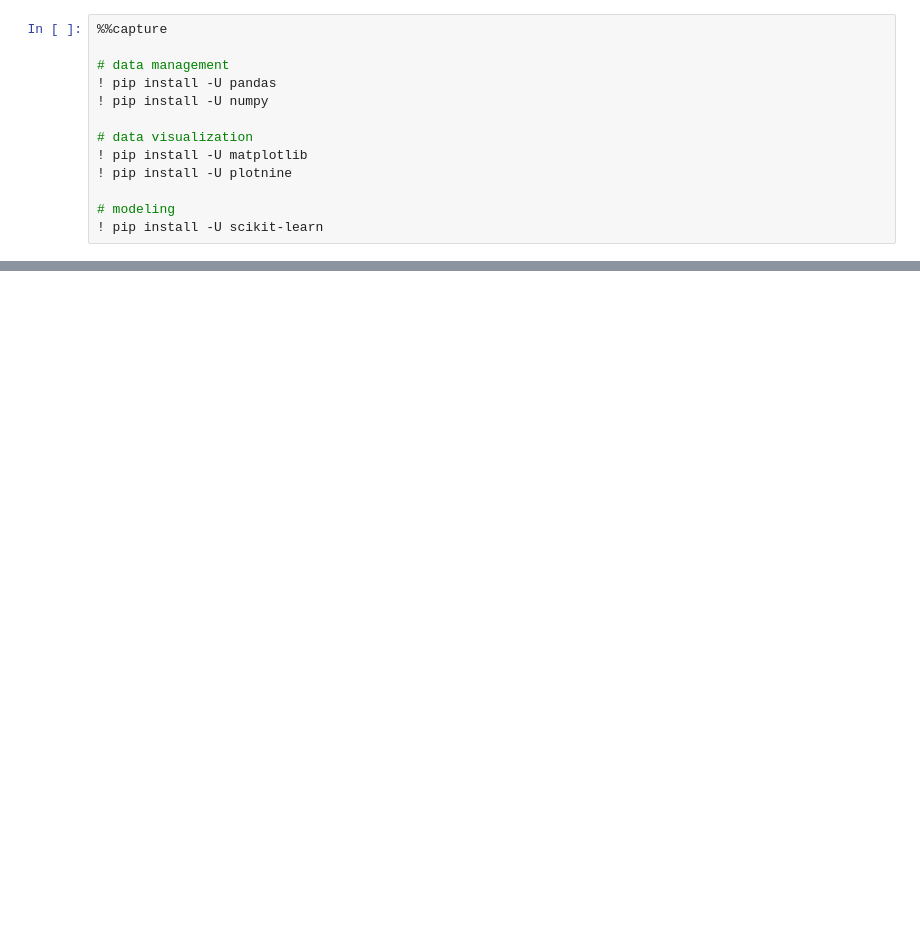
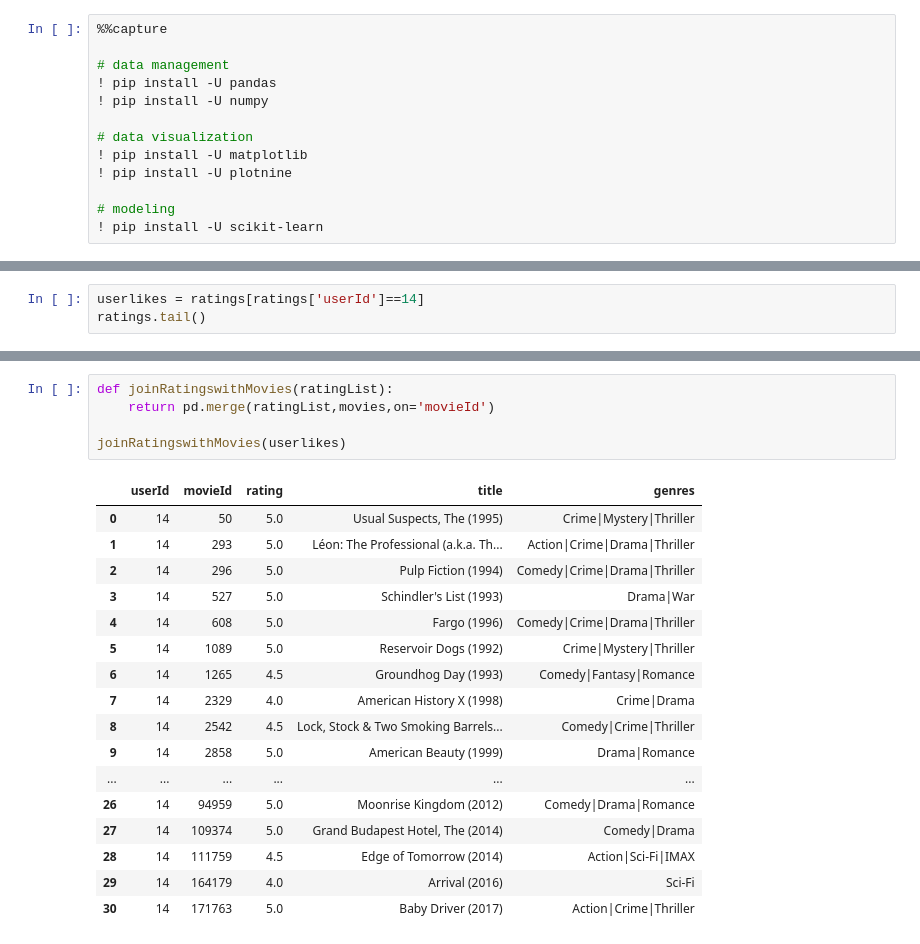
Before and after one commit to novr1512/My-recommender, a Jupyter notebook: extract.ipynb, the cells around one changed output, grey strips where cells are left out. Saved outputs shown, nothing was run; the diff lists cells and outputs as text; blank space fills up the shorter version.

```diff
--- a/extract.ipynb
+++ b/extract.ipynb
@@ -41,0 +260,3 @@ data.shape
+# %%
+userlikes = ratings[ratings['userId']==14]
+ratings.tail()
@@ -41,0 +324,23 @@ data.shape
+# %%
+def joinRatingswithMovies(ratingList):
+    return pd.merge(ratingList,movies,on='movieId')
+
+joinRatingswithMovies(userlikes)
+# %% [output]
+|  | userId | movieId | rating | title | genres |
+| 0 | 14 | 50 | 5.0 | Usual Suspects, The (1995) | Crime|Mystery|Thriller |
+| 1 | 14 | 293 | 5.0 | Léon: The Professional (a.k.a. Th... | Action|Crime|Drama|Thriller |
+| 2 | 14 | 296 | 5.0 | Pulp Fiction (1994) | Comedy|Crime|Drama|Thriller |
+| 3 | 14 | 527 | 5.0 | Schindler's List (1993) | Drama|War |
+| 4 | 14 | 608 | 5.0 | Fargo (1996) | Comedy|Crime|Drama|Thriller |
+| 5 | 14 | 1089 | 5.0 | Reservoir Dogs (1992) | Crime|Mystery|Thriller |
+| 6 | 14 | 1265 | 4.5 | Groundhog Day (1993) | Comedy|Fantasy|Romance |
+| 7 | 14 | 2329 | 4.0 | American History X (1998) | Crime|Drama |
+| 8 | 14 | 2542 | 4.5 | Lock, Stock & Two Smoking Barrels... | Comedy|Crime|Thriller |
+| 9 | 14 | 2858 | 5.0 | American Beauty (1999) | Drama|Romance |
+| ... | ... | ... | ... | ... | ... |
+| 26 | 14 | 94959 | 5.0 | Moonrise Kingdom (2012) | Comedy|Drama|Romance |
+| 27 | 14 | 109374 | 5.0 | Grand Budapest Hotel, The (2014) | Comedy|Drama |
+| 28 | 14 | 111759 | 4.5 | Edge of Tomorrow (2014) | Action|Sci-Fi|IMAX |
+| 29 | 14 | 164179 | 4.0 | Arrival (2016) | Sci-Fi |
+| 30 | 14 | 171763 | 5.0 | Baby Driver (2017) | Action|Crime|Thriller |
```
Also changed, not shown: parts of 42 cells of this notebook, 7 other files.
